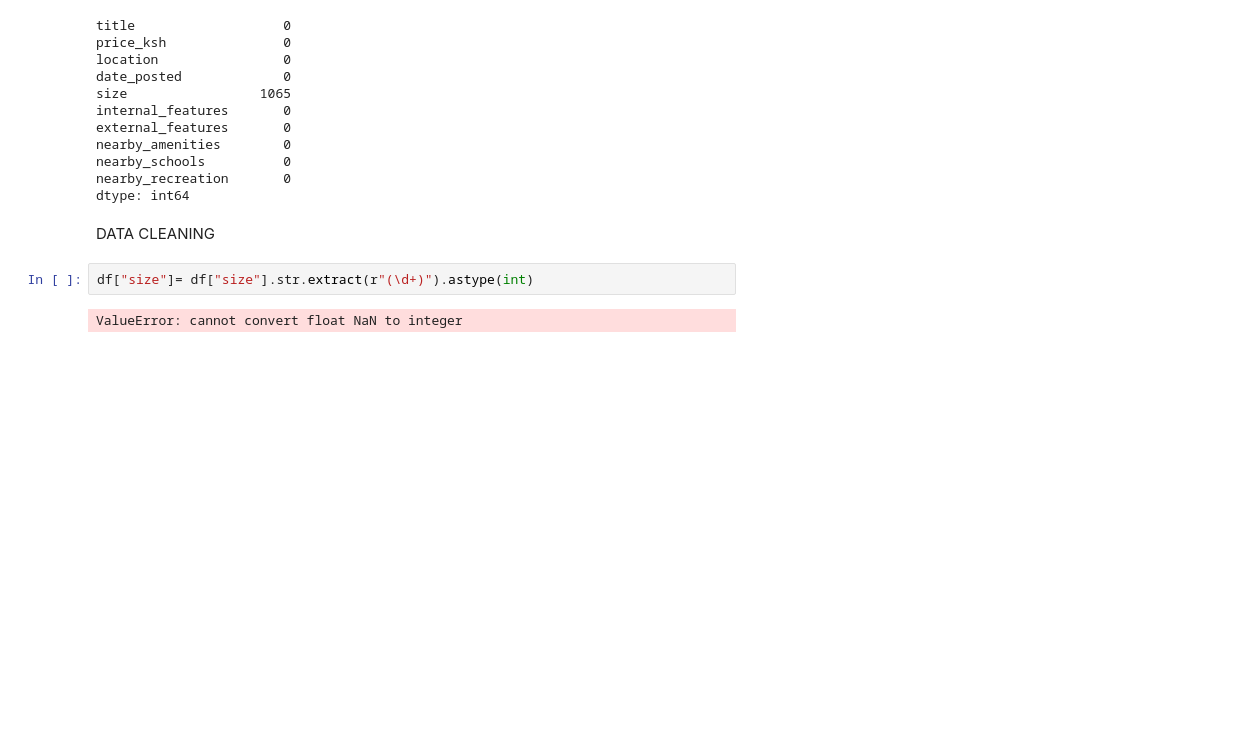
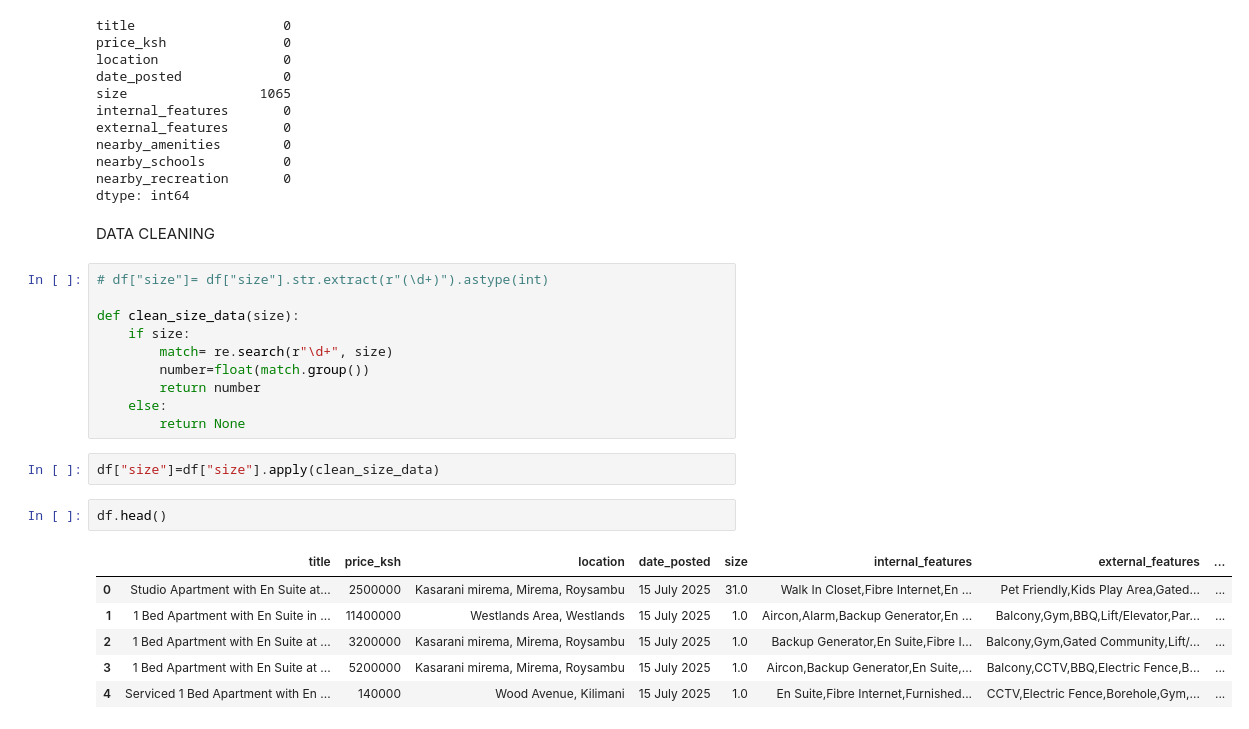
Before and after one commit to Adieltheanalyst/Scrapping-real-estate-data, a Jupyter notebook: realestate/analysis.ipynb, the cells around one changed output. Cells and saved outputs as stored; diff of their text form; blank space fills up the shorter version.

```diff
--- a/realestate/analysis.ipynb
+++ b/realestate/analysis.ipynb
@@ -32,6 +43,23 @@ dtype: int64
 # %% [markdown]
 DATA CLEANING
 # %%
-df["size"]= df["size"].str.extract(r"(\d+)").astype(int)
+# df["size"]= df["size"].str.extract(r"(\d+)").astype(int)
+
+def clean_size_data(size):
+    if size:
+        match= re.search(r"\d+", size)
+        number=float(match.group())
+        return number
+    else:
+        return None
-# %% [output]
-ValueError: cannot convert float NaN to integer
+# %%
+df["size"]=df["size"].apply(clean_size_data)
+# %%
+df.head()
+# %% [output]
+|  | title | price_ksh | location | date_posted | size | internal_features | external_features | ... |
+| 0 | Studio Apartment with En Suite at... | 2500000 | Kasarani mirema, Mirema, Roysambu | 15 July 2025 | 31.0 | Walk In Closet,Fibre Internet,En ... | Pet Friendly,Kids Play Area,Gated... | ... |
+| 1 | 1 Bed Apartment with En Suite in ... | 11400000 | Westlands Area, Westlands | 15 July 2025 | 1.0 | Aircon,Alarm,Backup Generator,En ... | Balcony,Gym,BBQ,Lift/Elevator,Par... | ... |
+| 2 | 1 Bed Apartment with En Suite at ... | 3200000 | Kasarani mirema, Mirema, Roysambu | 15 July 2025 | 1.0 | Backup Generator,En Suite,Fibre I... | Balcony,Gym,Gated Community,Lift/... | ... |
+| 3 | 1 Bed Apartment with En Suite at ... | 5200000 | Kasarani mirema, Mirema, Roysambu | 15 July 2025 | 1.0 | Aircon,Backup Generator,En Suite,... | Balcony,CCTV,BBQ,Electric Fence,B... | ... |
+| 4 | Serviced 1 Bed Apartment with En ... | 140000 | Wood Avenue, Kilimani | 15 July 2025 | 1.0 | En Suite,Fibre Internet,Furnished... | CCTV,Electric Fence,Borehole,Gym,... | ... |
```
Also changed, not shown: parts of 1 cell of this notebook.
